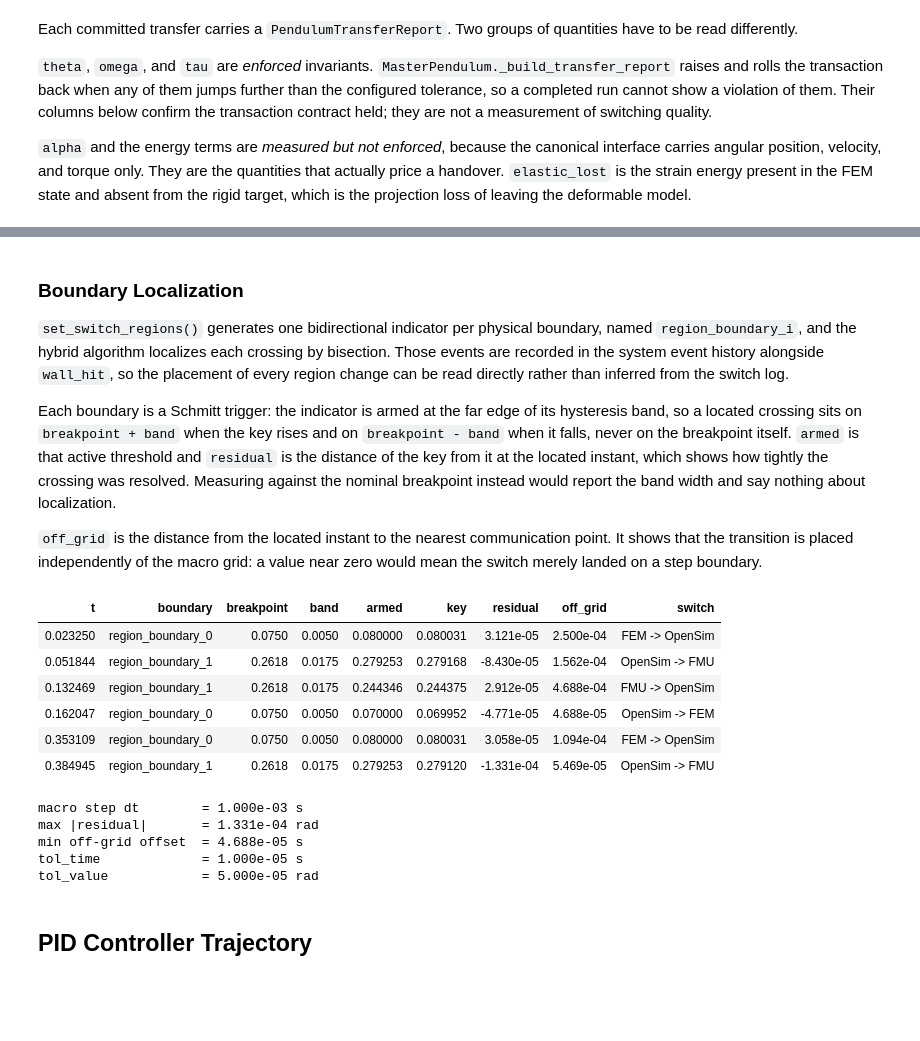
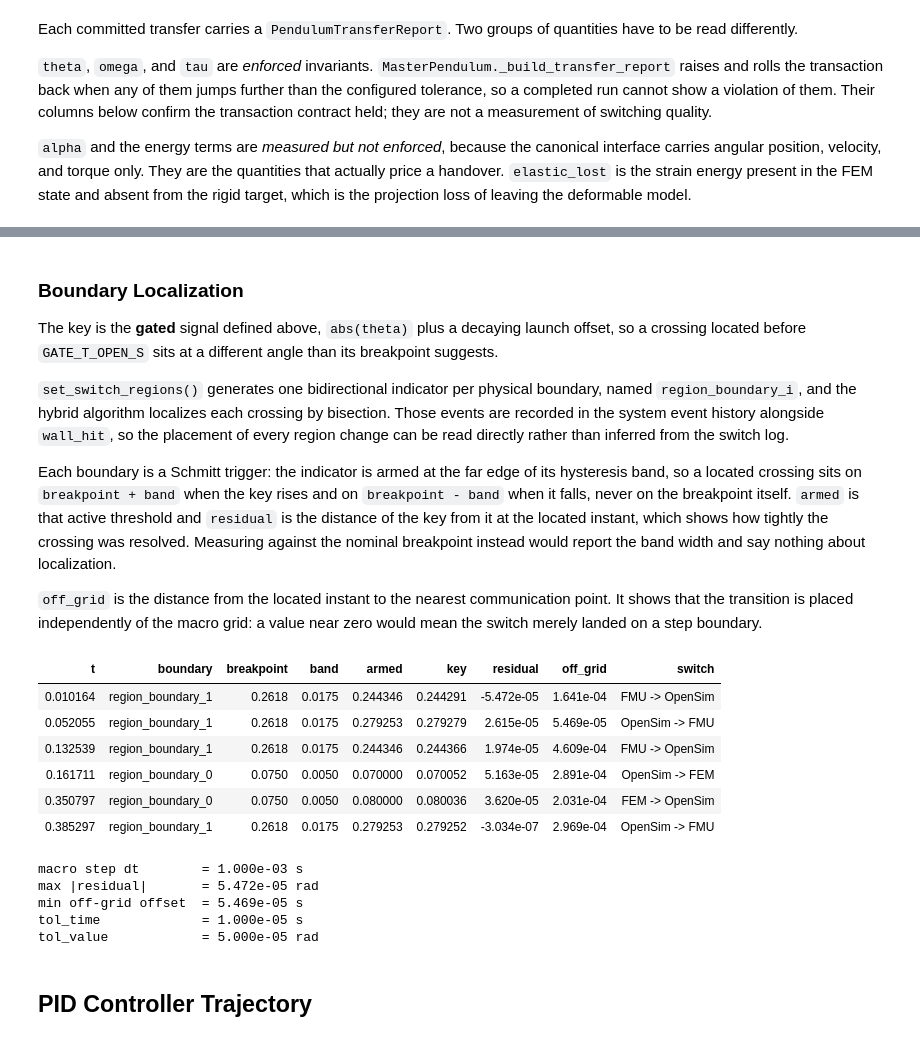
Before and after one commit to FlorianFrech/SystemSimulation, a Jupyter notebook: notebooks/05_casestudy_model_switching.ipynb, the cells around one changed output, grey strips where cells are left out. Drawn from its saved outputs; the diff is of its cells as text; code cells hidden in the pictures; blank space fills up the shorter version.

```diff
--- a/notebooks/05_casestudy_model_switching.ipynb
+++ b/notebooks/05_casestudy_model_switching.ipynb
@@ -98,7 +193,7 @@ fem_parameters = {
     'anim_params': anim_params,
 }
 
-pendulum = MasterPendulum(name="MasterPendulum", initial_mode="FMU")
+pendulum = GatedMasterPendulum(name="MasterPendulum", initial_mode="FMU")
 pendulum.record_switch_state = True
 pendulum.set_parameters(**{"FEM": fem_parameters})
 pendulum.initialize(t0=0.0)
@@ -743,6 +839,9 @@ switch_summary
  'any_violation': False}
 # %% [markdown]
 ### Boundary Localization
+
+The key is the **gated** signal defined above, `abs(theta)` plus a decaying launch offset, so a
+crossing located before `GATE_T_OPEN_S` sits at a different angle than its breakpoint suggests.
 
 `set_switch_regions()` generates one bidirectional indicator per physical boundary, named
 `region_boundary_i`, and the hybrid algorithm localizes each crossing by bisection. Those events are
@@ -782,7 +881,12 @@ for (comp_name, event_name), records in event_history.items():
         t_event = float(record.t)
         # The located instant is an accepted communication point of the run, so
         # interpolating the recorded trajectory reproduces the key there.
-        key_value = float(np.interp(t_event, t_master, abs_theta_master))
+        # The key is the gated signal, not abs(theta): before GATE_T_OPEN_S the
+        # two differ by the decaying offset, and the armed threshold is compared
+        # against the key the algorithm actually saw.
+        key_value = REGION_GATE.value(
+            t_event, float(np.interp(t_event, t_master, abs_theta_master))
+        )
         # Which band edge was armed follows from the side the key ended up on.
         armed = (
             boundary.upper_threshold
@@ -800,42 +904,42 @@ for (comp_name, event_name), records in event_history.items():
             "residual": key_value - armed,
             "off_grid": _distance_to_grid(t_event, dt),
             "switch": f"{committed[0]['from_mode']} -> {committed[0]['to_mode']}" if committed else "-",
         })
 
 df_boundaries = pd.DataFrame(boundary_rows).sort_values("t").reset_index(drop=True)
 
 if df_boundaries.empty:
     print("No region boundary crossings were localized in this run.")
 else:
     display(
         df_boundaries.style
         .format({
             "t": "{:.6f}",
             "breakpoint": "{:.4f}",
             "band": "{:.4f}",
             "armed": "{:.6f}",
             "key": "{:.6f}",
             "residual": "{:.3e}",
             "off_grid": "{:.3e}",
         })
         .hide(axis="index")
     )
     print(f"macro step dt        = {dt:.3e} s")
     print(f"max |residual|       = {df_boundaries['residual'].abs().max():.3e} rad")
     print(f"min off-grid offset  = {df_boundaries['off_grid'].min():.3e} s")
     print(f"tol_time             = {system.algorithm.tol_time:.3e} s")
     print(f"tol_value            = {system.algorithm.tol_value:.3e} rad")
 # %% [output]
 | t | boundary | breakpoint | band | armed | key | residual | off_grid | switch |
-| 0.023250 | region_boundary_0 | 0.0750 | 0.0050 | 0.080000 | 0.080031 | 3.121e-05 | 2.500e-04 | FEM -> OpenSim |
-| 0.051844 | region_boundary_1 | 0.2618 | 0.0175 | 0.279253 | 0.279168 | -8.430e-05 | 1.562e-04 | OpenSim -> FMU |
-| 0.132469 | region_boundary_1 | 0.2618 | 0.0175 | 0.244346 | 0.244375 | 2.912e-05 | 4.688e-04 | FMU -> OpenSim |
-| 0.162047 | region_boundary_0 | 0.0750 | 0.0050 | 0.070000 | 0.069952 | -4.771e-05 | 4.688e-05 | OpenSim -> FEM |
-| 0.353109 | region_boundary_0 | 0.0750 | 0.0050 | 0.080000 | 0.080031 | 3.058e-05 | 1.094e-04 | FEM -> OpenSim |
-| 0.384945 | region_boundary_1 | 0.2618 | 0.0175 | 0.279253 | 0.279120 | -1.331e-04 | 5.469e-05 | OpenSim -> FMU |
+| 0.010164 | region_boundary_1 | 0.2618 | 0.0175 | 0.244346 | 0.244291 | -5.472e-05 | 1.641e-04 | FMU -> OpenSim |
+| 0.052055 | region_boundary_1 | 0.2618 | 0.0175 | 0.279253 | 0.279279 | 2.615e-05 | 5.469e-05 | OpenSim -> FMU |
+| 0.132539 | region_boundary_1 | 0.2618 | 0.0175 | 0.244346 | 0.244366 | 1.974e-05 | 4.609e-04 | FMU -> OpenSim |
+| 0.161711 | region_boundary_0 | 0.0750 | 0.0050 | 0.070000 | 0.070052 | 5.163e-05 | 2.891e-04 | OpenSim -> FEM |
+| 0.350797 | region_boundary_0 | 0.0750 | 0.0050 | 0.080000 | 0.080036 | 3.620e-05 | 2.031e-04 | FEM -> OpenSim |
+| 0.385297 | region_boundary_1 | 0.2618 | 0.0175 | 0.279253 | 0.279252 | -3.034e-07 | 2.969e-04 | OpenSim -> FMU |
 macro step dt        = 1.000e-03 s
-max |residual|       = 1.331e-04 rad
-min off-grid offset  = 4.688e-05 s
+max |residual|       = 5.472e-05 rad
+min off-grid offset  = 5.469e-05 s
 tol_time             = 1.000e-05 s
 tol_value            = 5.000e-05 rad
 # %% [markdown]
```
Also changed, not shown: parts of 19 cells of this notebook, 3 other files.
